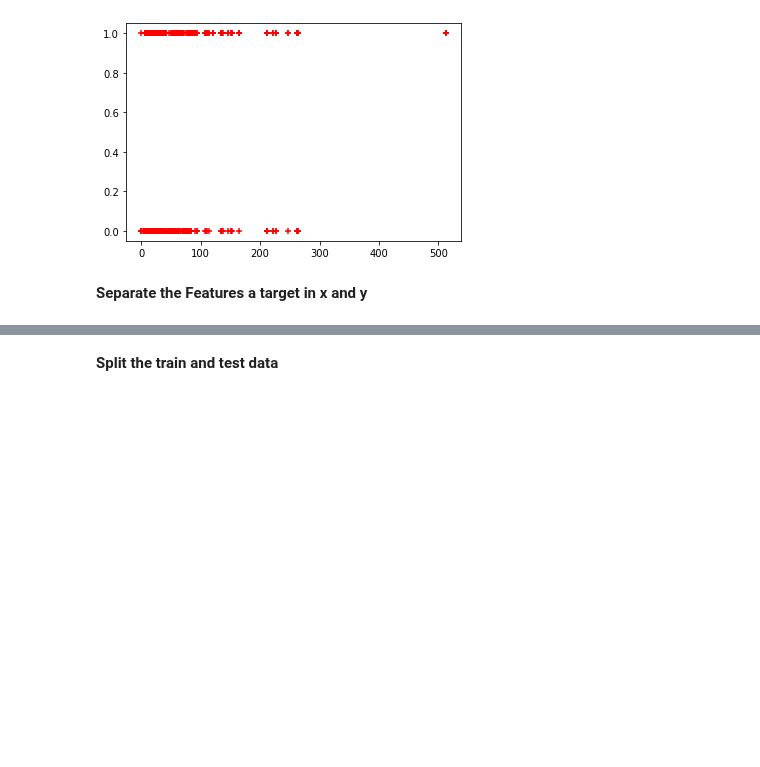
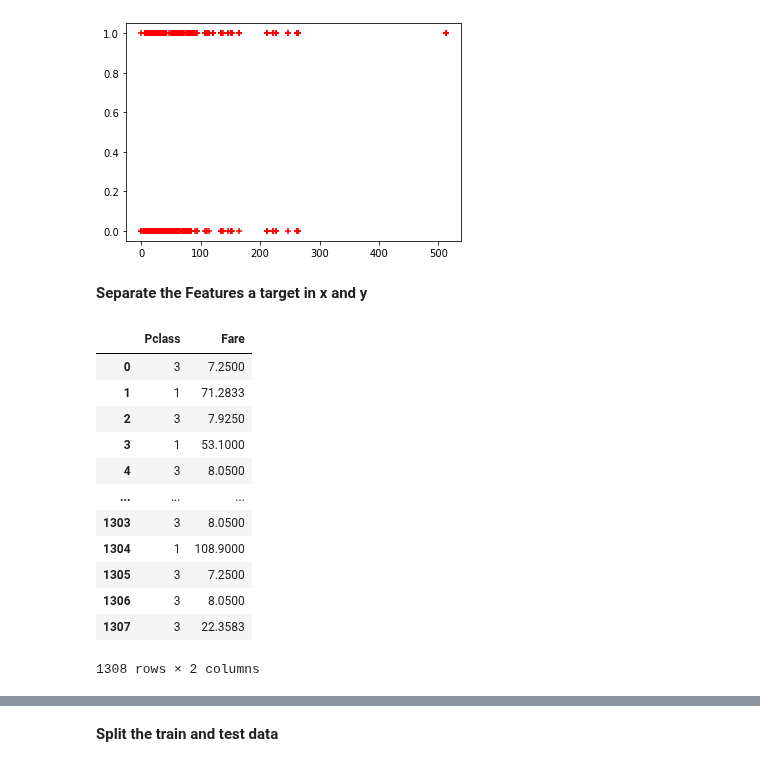
Before and after one commit to RaisulislamRimon/data-science-notes, a Jupyter notebook: 12_module/module_12_quiz/1_test/Logistic_R_Assignment/LogisticRegression.ipynb, the cells around one changed output, grey strips where cells are left out. Cells and saved outputs as stored; diff of their text form; code cells hidden in the pictures; blank space fills up the shorter version.

```diff
--- a/12_module/module_12_quiz/1_test/Logistic_R_Assignment/LogisticRegression.ipynb
+++ b/12_module/module_12_quiz/1_test/Logistic_R_Assignment/LogisticRegression.ipynb
@@ -64,3 +68,21 @@ dtype: int64
 **Separate the Features a target in x and y**
 # %%
 #code here
+X = df[['Pclass', 'Fare']]
+y = df['Survived']
+# %%
+X
+# %% [output]
+|  | Pclass | Fare |
+| 0 | 3 | 7.2500 |
+| 1 | 1 | 71.2833 |
+| 2 | 3 | 7.9250 |
+| 3 | 1 | 53.1000 |
+| 4 | 3 | 8.0500 |
+| ... | ... | ... |
+| 1303 | 3 | 8.0500 |
+| 1304 | 1 | 108.9000 |
+| 1305 | 3 | 7.2500 |
+| 1306 | 3 | 8.0500 |
+| 1307 | 3 | 22.3583 |
+1308 rows × 2 columns
```
Also changed, not shown: parts of 14 cells of this notebook.
